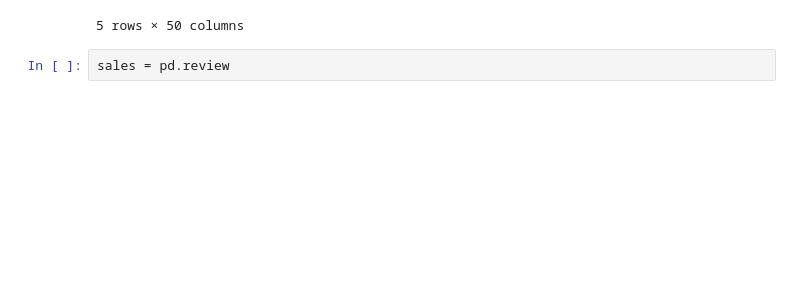
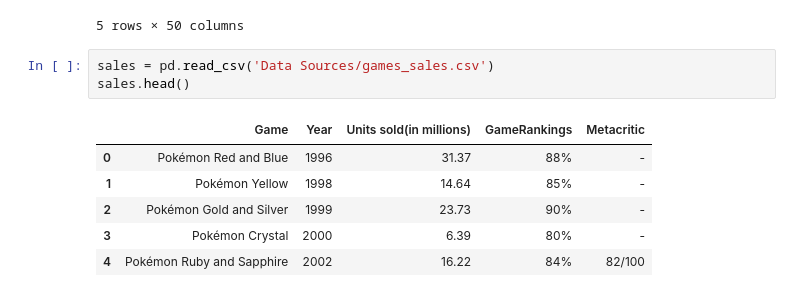
Before and after one commit to moesteelo/Interactive_Visualizations-With-Python, a Jupyter notebook: Interactive Charts .ipynb, the cells around one changed output. Saved outputs shown, nothing was run; the diff lists cells and outputs as text; blank space fills up the shorter version.

```diff
--- a/Interactive Charts .ipynb
+++ b/Interactive Charts .ipynb
@@ -27,5 +27,13 @@ df.head()
 | 3 | 3 | Mega Venusaur | Bisaflor | フシギバナ (Fushigibana) | 1 | Normal | Seed Pokémon | 2 | ... |
 | 4 | 4 | Charmander | Glumanda | ヒトカゲ (Hitokage) | 1 | Normal | Lizard Pokémon | 1 | ... |
 5 rows × 50 columns
-# %%
-sales = pd.review
+# %%
+sales = pd.read_csv('Data Sources/games_sales.csv')
+sales.head()
+# %% [output]
+|  | Game | Year | Units sold(in millions) | GameRankings | Metacritic |
+| 0 | Pokémon Red and Blue | 1996 | 31.37 | 88% | - |
+| 1 | Pokémon Yellow | 1998 | 14.64 | 85% | - |
+| 2 | Pokémon Gold and Silver | 1999 | 23.73 | 90% | - |
+| 3 | Pokémon Crystal | 2000 | 6.39 | 80% | - |
+| 4 | Pokémon Ruby and Sapphire | 2002 | 16.22 | 84% | 82/100 |
```
Also changed, not shown: parts of 3 cells of this notebook.
